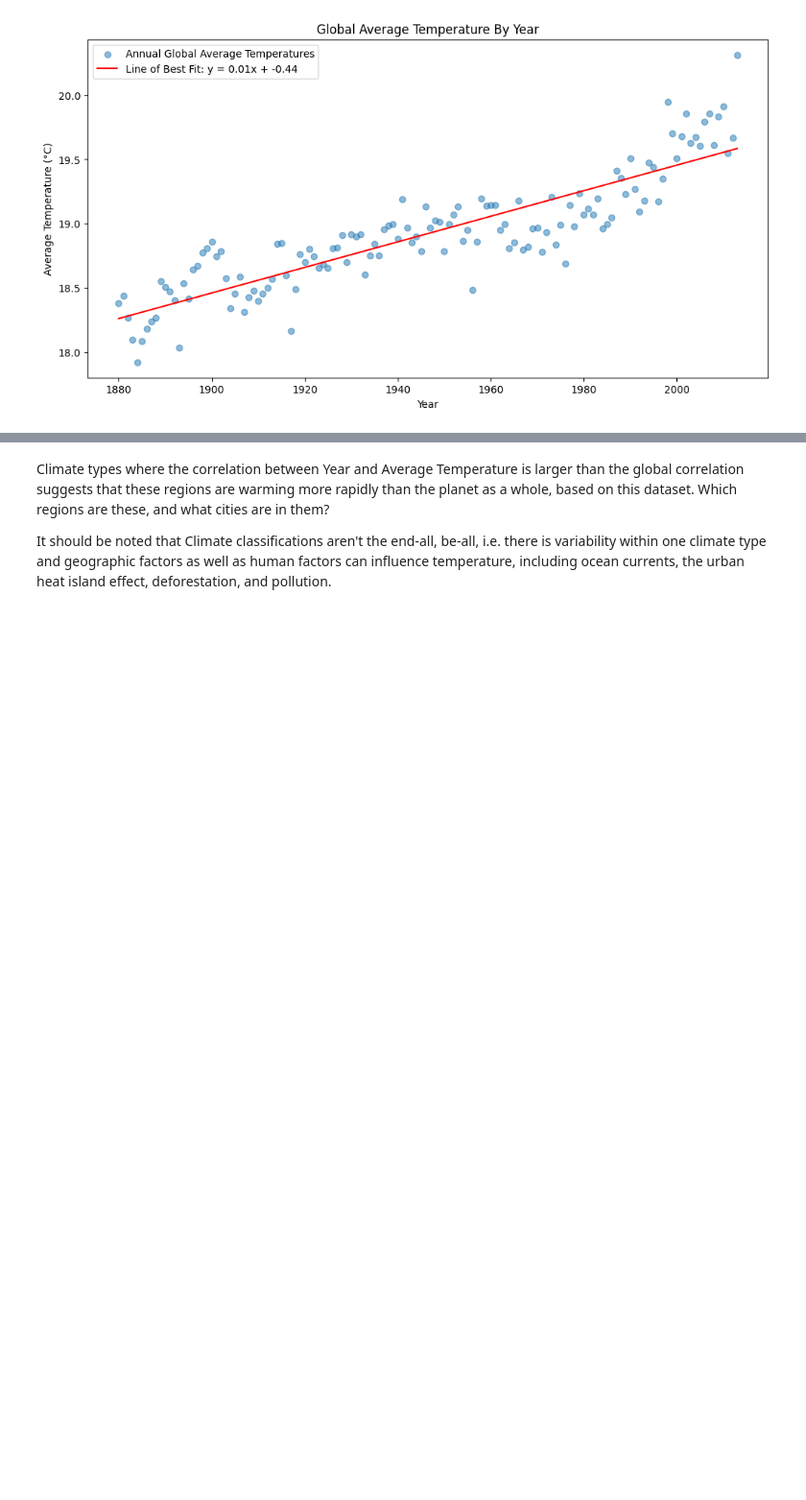
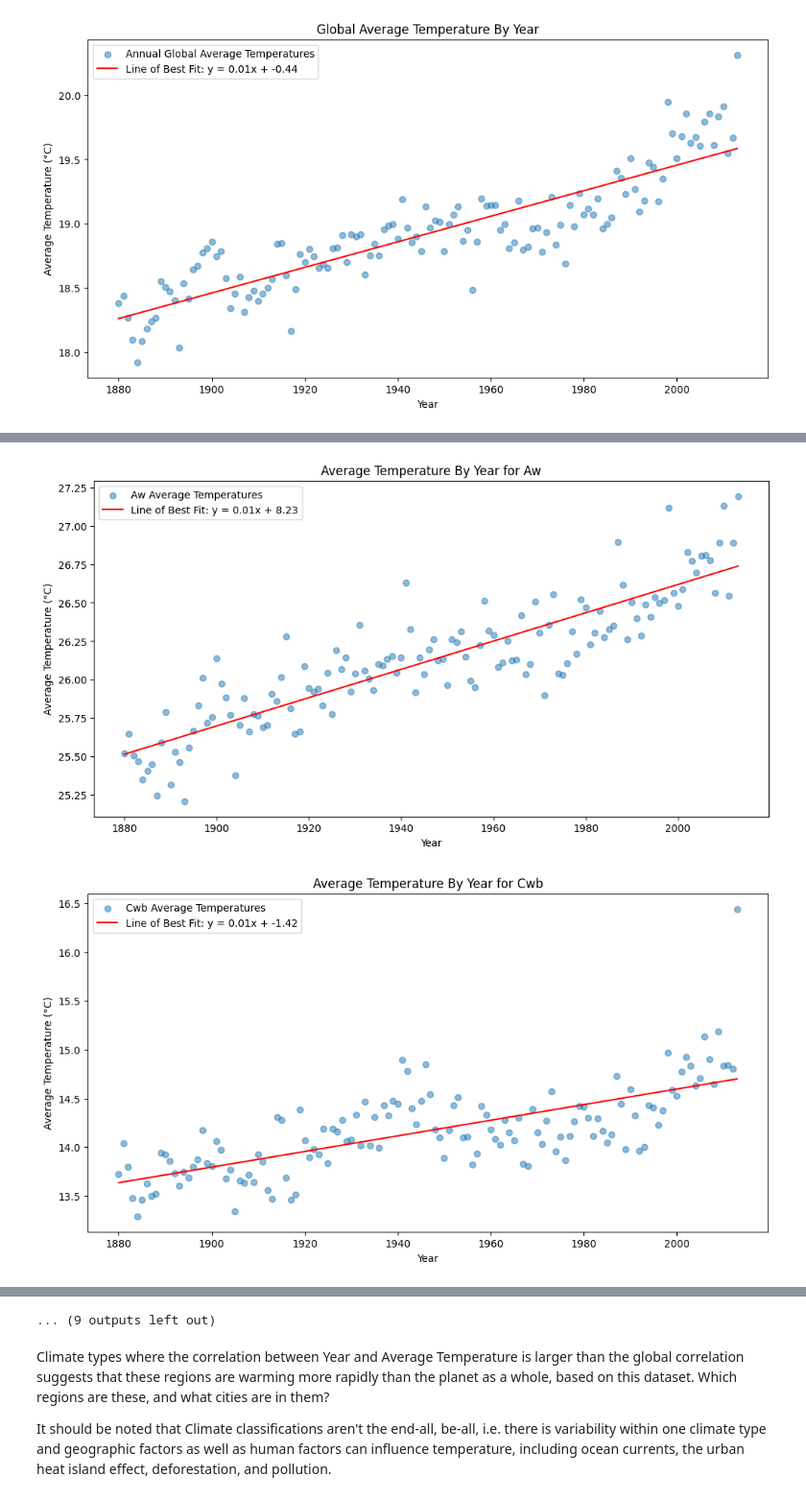
Before and after one commit to jacobRidenour/Temperature-Patterns, a Jupyter notebook: Analysis 1.ipynb, the cells around one changed output, grey strips where cells are left out. Shown at 96% size. Cells and saved outputs as stored; diff of their text form; code cells hidden in the pictures; blank space fills up the shorter version.

```diff
--- a/Analysis 1.ipynb
+++ b/Analysis 1.ipynb
@@ -498,9 +432,9 @@ Adding a continent column to our dataset could potentially be useful to find mac
 def country_to_continent(country_name):
     # Special cases (different country names than pycountry_convert uses)
     special_cases = {
-        "Cote D'Ivoire": "Africa",
-        "Congo (Democratic Republic Of The)": "Africa",
-        "Burma": "Asia",
+        'Cote D\'Ivoire': 'Africa',
+        'Congo (Democratic Republic Of The)': 'Africa',
+        'Burma': 'Asia',
     }
 
     if country_name in special_cases:
@@ -508,19 +442,19 @@ def country_to_continent(country_name):
 
     try:
         # Get country code and continent code
-        country_code = pc.country_name_to_country_alpha2(country_name, cn_name_format="default")
+        country_code = pc.country_name_to_country_alpha2(country_name, cn_name_format='default')
         continent_code = pc.country_alpha2_to_continent_code(country_code)
         continent_name = pc.convert_continent_code_to_continent_name(continent_code)
         return continent_name
     except:
         return None
 
-df_no_missing_updated['Continent'] = df_no_missing_updated['Country'].apply(country_to_continent)
+df_updated['Continent'] = df_updated['Country'].apply(country_to_continent)
 
-print(df_no_missing_updated)
+print(df_updated)
 
 # Verify that all countries were assigned a continent
-none_continent_rows = df_no_missing_updated.loc[df_no_missing_updated['Continent'].isnull()]
+none_continent_rows = df_updated.loc[df_updated['Continent'].isnull()]
 print(none_continent_rows)
 # %% [output]
           City  Year  AverageTemperature        Country Latitude Longitude  \
@@ -547,7 +481,7 @@ The Köppen climate classification divides every region of the world into five m
 
 I will add a column with the Köppen climate classification for each city with data near the present day (1991-2020). Note it is expected these classifications will change over time as global average temperature increases. Data was obtained via the maps referenced in [this paper](https://www.nature.com/articles/sdata2018214).
 # %%
-unique_locations = df_no_missing_updated[['City', 'NumericLatitude', 'NumericLongitude']].drop_duplicates()
+unique_locations = df_updated[['City', 'NumericLatitude', 'NumericLongitude']].drop_duplicates()
 
 # Use to add kcc to df
 def get_kcc_for_location(row):
@@ -557,4 +491,4 @@ unique_locations['kcc'] = unique_locations.apply(get_kcc_for_location, axis=1)
 kcc_mapping = unique_locations.set_index('City')['kcc'].to_dict()
 
 # Apply the mapping to the main DataFrame to fill in KCC for all rows quickly
-df_no_missing_updated['kcc'] = df_no_missing_updated['City'].map(kcc_mapping)
+df_updated['kcc'] = df_updated['City'].map(kcc_mapping)
@@ -603,19 +538,15 @@ print(f"Global Correlation between Year and Average Temperature: {global_correla
 Global Correlation between Year and Average Temperature: 0.05286261807851798
 # %%
 # Better approach: focus on more reliable/relevant data. Aggregate by year, use mean to reduce influence of regional temperature variability
-
-df_no_missing_updated = df_no_missing_updated[df_no_missing_updated['Year'] >= 1850]
-
-df_global_average = df_no_missing_updated.groupby('Year')['AverageTemperature'].mean().reset_index()
 years = df_global_average['Year'].astype(float)
-mean_temperatures = df_global_average['AverageTemperature'].astype(float)
+mean_temperatures = df_global_average['GlobalAverageTemperature'].astype(float)
 m, b = np.polyfit(years, mean_temperatures, 1)
 plt.figure(figsize=(12, 6))
 plt.scatter(years, mean_temperatures, alpha=0.5, label='Annual Global Average Temperatures')
 plt.plot(years, m*years + b, color='red', label=f'Line of Best Fit: y = {m:.2f}x + {b:.2f}')
 
 global_correlation = years.corr(mean_temperatures)
-print(f"Global Correlation between Year and Average Temperature: {global_correlation}")
+print(f'Global Correlation between Year and Average Temperature: {global_correlation}')
 
 plt.title('Global Average Temperature By Year')
 plt.xlabel('Year')
@@ -690,0 +561,12 @@ start_year is 1880
+# %%
+continent_counts = df_updated['Continent'].value_counts()
+
+for continent, count in continent_counts.items():
+    print(f'{continent}: {count}')
+
+print()
+
+kcc_counts = df_updated['kcc'].value_counts()
+
+for kcc, count in kcc_counts.items():
+    print(f'{kcc}: {count}')
@@ -812,0 +639,10 @@ Length: 20, dtype: float64
+# %%
+kcc_correlations = plot_data_and_correlation(df_updated, 'kcc', 'Average Temperature')
+
+high_corr_kccs = [kcc for kcc, corr in kcc_correlations.items() if corr >= global_correlation]
+high_corr_kcc_cities = {kcc: df_updated[df_updated['kcc'] == kcc]['City'].unique().tolist() for kcc in high_corr_kccs}
+for kcc in high_corr_kcc_cities:
+    print(f"Cities in {kcc} KCC with high correlation:", high_corr_kcc_cities[kcc])
+# %% [output]
+[figure, added]
+[figure, added]
@@ -813,3 +659,4 @@ Length: 20, dtype: float64
+... (9 outputs left out)
 # %% [markdown]
 Climate types where the correlation between Year and Average Temperature is larger than the global correlation suggests that these regions are warming more rapidly than the planet as a whole, based on this dataset. Which regions are these, and what cities are in them?
 
```
Also changed, not shown: parts of 38 cells of this notebook, 1 other file.
